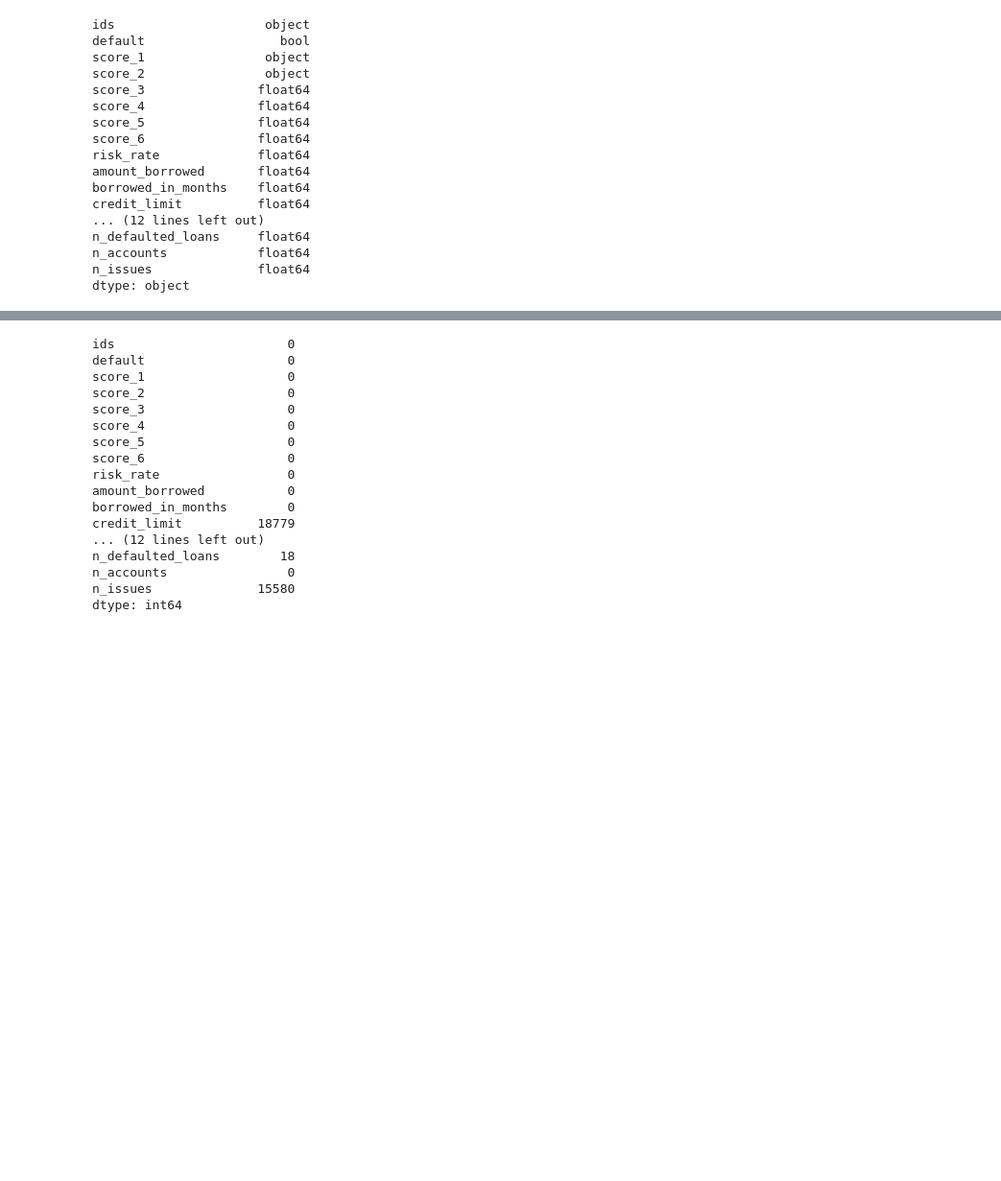
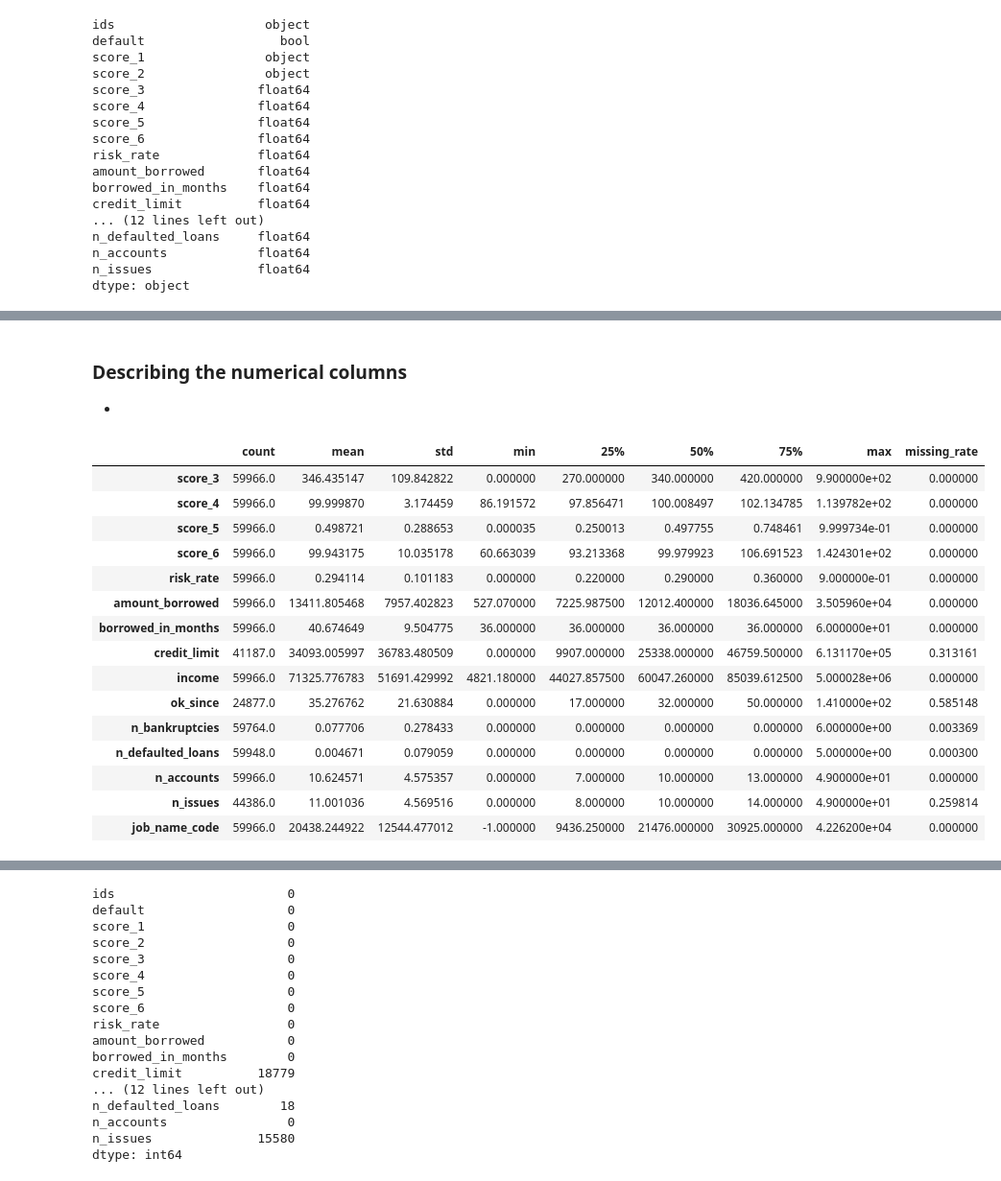
Before and after one commit to Lucas-Cerqueira/nubank-puzzle, a Jupyter notebook: default_prediction.ipynb, the cells around one changed output, grey strips where cells are left out. Shown: that part at 96% size. Saved outputs shown, nothing was run; the diff lists cells and outputs as text; code cells hidden in the pictures; blank space fills up the shorter version.

Commit message:
Describing the columns and brainstorming

```diff
--- a/default_prediction.ipynb
+++ b/default_prediction.ipynb
@@ -15,5 +15,5 @@ df_train = pd.read_csv('puzzle_train_dataset.csv')
 # %% [markdown]
 ### Remove clients that do not have the target variable
 # %%
-df_train = df_train[~df_train['default'].isna()]
+df_train.dropna(axis=0, subset=['default'], inplace=True)
 df_train['default'] = df_train['default'].astype(bool)
@@ -44,3 +76,28 @@ dtype: object
+# %% [markdown]
+### Describing the numerical columns
+-
+# %%
+numerical_columns = df_train.select_dtypes('number').columns
+describe_df = df_train[numerical_columns].describe().T
+describe_df['missing_rate'] = (len(df_train) - describe_df['count']) / len(df_train)
+describe_df
+# %% [output]
+|  | count | mean | std | min | 25% | 50% | 75% | max | missing_rate |
+| score_3 | 59966.0 | 346.435147 | 109.842822 | 0.000000 | 270.000000 | 340.000000 | 420.000000 | 9.900000e+02 | 0.000000 |
+| score_4 | 59966.0 | 99.999870 | 3.174459 | 86.191572 | 97.856471 | 100.008497 | 102.134785 | 1.139782e+02 | 0.000000 |
+| score_5 | 59966.0 | 0.498721 | 0.288653 | 0.000035 | 0.250013 | 0.497755 | 0.748461 | 9.999734e-01 | 0.000000 |
+| score_6 | 59966.0 | 99.943175 | 10.035178 | 60.663039 | 93.213368 | 99.979923 | 106.691523 | 1.424301e+02 | 0.000000 |
+| risk_rate | 59966.0 | 0.294114 | 0.101183 | 0.000000 | 0.220000 | 0.290000 | 0.360000 | 9.000000e-01 | 0.000000 |
+| amount_borrowed | 59966.0 | 13411.805468 | 7957.402823 | 527.070000 | 7225.987500 | 12012.400000 | 18036.645000 | 3.505960e+04 | 0.000000 |
+| borrowed_in_months | 59966.0 | 40.674649 | 9.504775 | 36.000000 | 36.000000 | 36.000000 | 36.000000 | 6.000000e+01 | 0.000000 |
+| credit_limit | 41187.0 | 34093.005997 | 36783.480509 | 0.000000 | 9907.000000 | 25338.000000 | 46759.500000 | 6.131170e+05 | 0.313161 |
+| income | 59966.0 | 71325.776783 | 51691.429992 | 4821.180000 | 44027.857500 | 60047.260000 | 85039.612500 | 5.000028e+06 | 0.000000 |
+| ok_since | 24877.0 | 35.276762 | 21.630884 | 0.000000 | 17.000000 | 32.000000 | 50.000000 | 1.410000e+02 | 0.585148 |
+| n_bankruptcies | 59764.0 | 0.077706 | 0.278433 | 0.000000 | 0.000000 | 0.000000 | 0.000000 | 6.000000e+00 | 0.003369 |
+| n_defaulted_loans | 59948.0 | 0.004671 | 0.079059 | 0.000000 | 0.000000 | 0.000000 | 0.000000 | 5.000000e+00 | 0.000300 |
+| n_accounts | 59966.0 | 10.624571 | 4.575357 | 0.000000 | 7.000000 | 10.000000 | 13.000000 | 4.900000e+01 | 0.000000 |
+| n_issues | 44386.0 | 11.001036 | 4.569516 | 0.000000 | 8.000000 | 10.000000 | 14.000000 | 4.900000e+01 | 0.259814 |
+| job_name_code | 59966.0 | 20438.244922 | 12544.477012 | -1.000000 | 9436.250000 | 21476.000000 | 30925.000000 | 4.226200e+04 | 0.000000 |
 # %%
 df_train.head()
 # %% [output]
```
Also changed, not shown: parts of 8 cells of this notebook.
